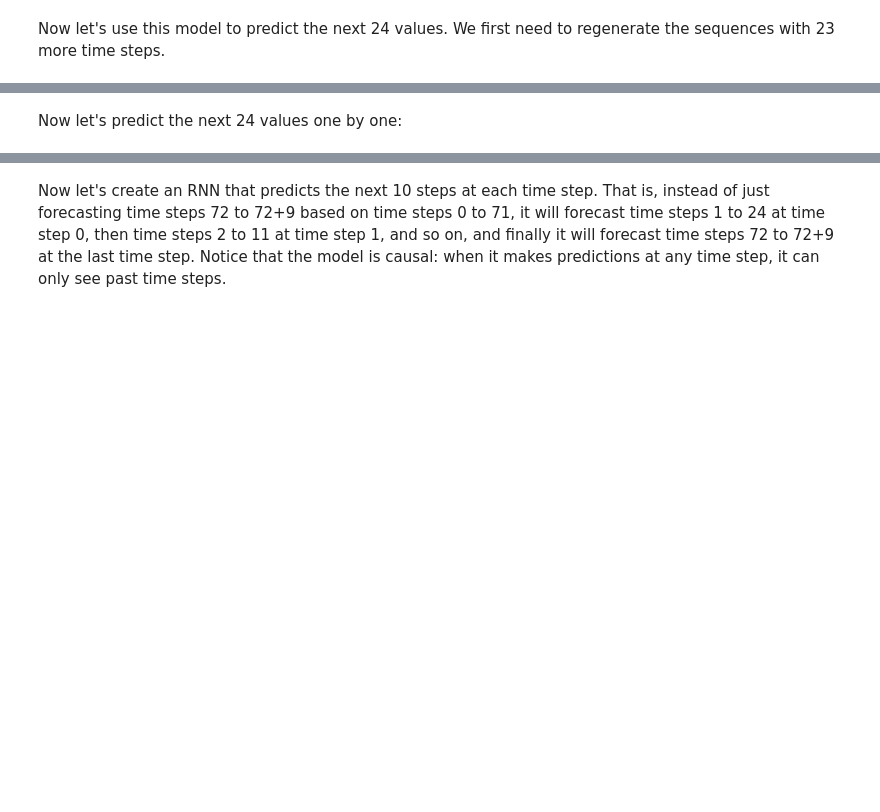
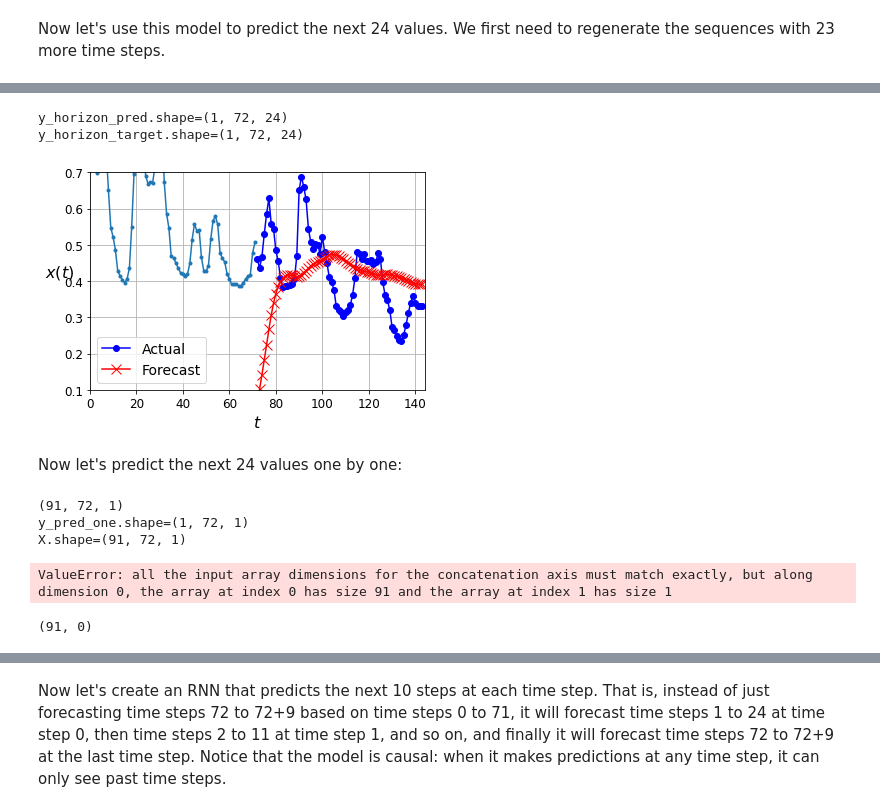
Before and after one commit to AndreasBordvik/FYS-STK4155-Prj3_report, a Jupyter notebook: code/LSTM_alternative/LSTM_Gerome_based.ipynb, the cells around one changed output, grey strips where cells are left out. Drawn from its saved outputs; the diff is of its cells as text; code cells hidden in the pictures; blank space fills up the shorter version.

```diff
--- a/code/LSTM_alternative/LSTM_Gerome_based.ipynb
+++ b/code/LSTM_alternative/LSTM_Gerome_based.ipynb
@@ -403,0 +497,30 @@ Now let's use this model to predict the next 24 values. We first need to regener
+# %%
+eta = 0.002
+batch_size = 100
+model = keras.models.Sequential([
+    LSTM(20, return_sequences=True, input_shape=[None, nbf_features]),
+    # keras.layers.LSTM(20, return_sequences=True, input_shape=[None, nbf_features]),
+    # keras.layers.LSTM(20, return_sequences=True, input_shape=[None, 1]),
+    LSTM(20, return_sequences=True),
+    TimeDistributed(keras.layers.Dense(24))
+])
+
+learning_rate_reduction = ReduceLROnPlateau(monitor='val_loss',
+                                            patience=3,
+                                            verbose=1,
+                                            factor=0.5,
+                                            min_lr=0.000001)
+
+opt = tf.keras.optimizers.Adam(learning_rate=eta)
+model.compile(loss="mse", optimizer=opt)
+
+callbacks = [learning_rate_reduction]
+
+print(X_train.shape)
+print(y_train.shape)
+
+history = model.fit(X_train, y_train,
+                    epochs=20, shuffle=False,
+                    batch_size=batch_size,
+                    validation_data=(X_valid, y_valid),
+                    callbacks= callbacks)
@@ -404,2 +545,52 @@ Now let's use this model to predict the next 24 values. We first need to regener
+# %%
+X_new = X_test[-2:-1, :, :]
+y_horizon_pred = model.predict(X_new)
+print(f"{y_horizon_pred.shape=}")
+
+y_horizon_target = y_test[-1:, :, :]
+print(f"{y_horizon_target.shape=}")
+
+
+plot_multiple_forecasts(X_new, y_horizon_target, y_horizon_pred)
+plt.ylim(0.10,0.70)
+plt.show()
+# %% [output]
+y_horizon_pred.shape=(1, 72, 24)
+y_horizon_target.shape=(1, 72, 24)
+[figure, added]
 # %% [markdown]
 Now let's predict the next 24 values one by one:
+# %%
+
+# X = np.swapaxes(X_valid, 1, 2)
+X = X_valid
+print(X.shape)
+
+for step_ahead in range(24):
+    y_pred_one = model.predict(X[-1:,step_ahead:,:])
+
+    #print(f"{y_pred_one.shape=}")
+    #y_pred_one = y_pred_one[:, np.newaxis, :]
+
+    print(f"{y_pred_one.shape=}")
+    #y_pred_one = y_pred_one[:, np.newaxis, :]
+    #print(f"{y_pred_one.shape=}")
+
+    print(f"{X.shape=}")
+
+    X = np.concatenate([X, y_pred_one], axis=1)
+    print(f"{X.shape=}")
+
+print(f"{X.shape=}")
+#X = X.swapaxes(1,2)
+Y_pred = X[:, n_steps:, 0]
+print(f"{Y_pred.shape=}")
+# %% [output]
+(91, 72, 1)
+y_pred_one.shape=(1, 72, 1)
+X.shape=(91, 72, 1)
+ValueError: all the input array dimensions for the concatenation axis must match exactly, but along dimension 0, the array at index 0 has size 91 and the array at index 1 has size 1
+# %%
+Y_pred.shape
+# %% [output]
+(91, 0)
```
Also changed, not shown: parts of 24 cells of this notebook, 6 other files.
